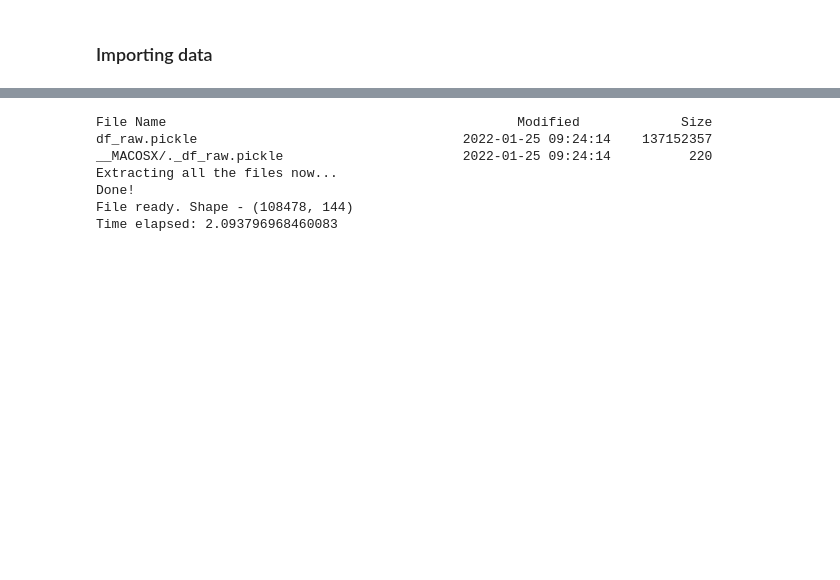
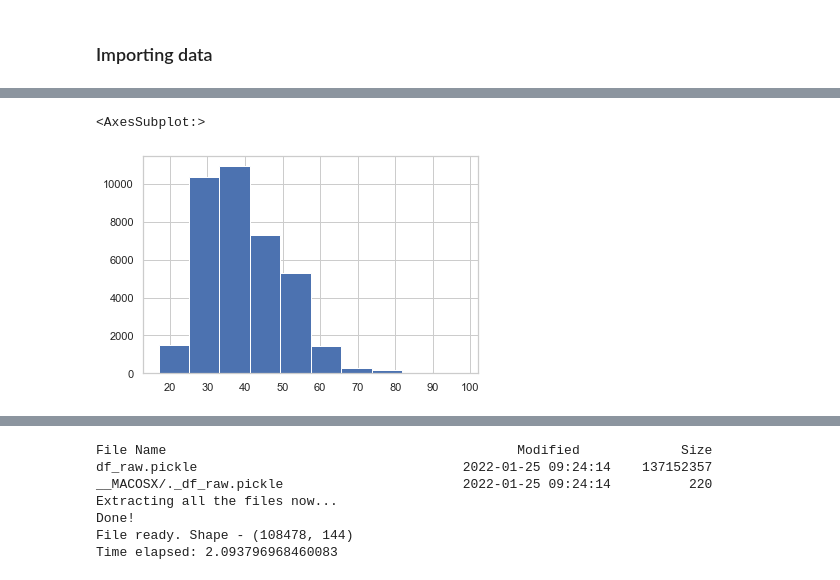
Before and after one commit to 314ka4y/Customer_churn, a Jupyter notebook: Customer_sign.ipynb, the cells around one changed output, grey strips where cells are left out. Drawn from its saved outputs; the diff is of its cells as text; code cells hidden in the pictures; blank space fills up the shorter version.

```diff
--- a/Customer_sign.ipynb
+++ b/Customer_sign.ipynb
@@ -314,0 +230,5 @@ plt.savefig("./img/EDA1.png")
+# %%
+(df["age"]).hist(bins=10)
+# %% [output]
+<AxesSubplot:>
+[figure, added]
```
Also changed, not shown: parts of 43 cells of this notebook.
